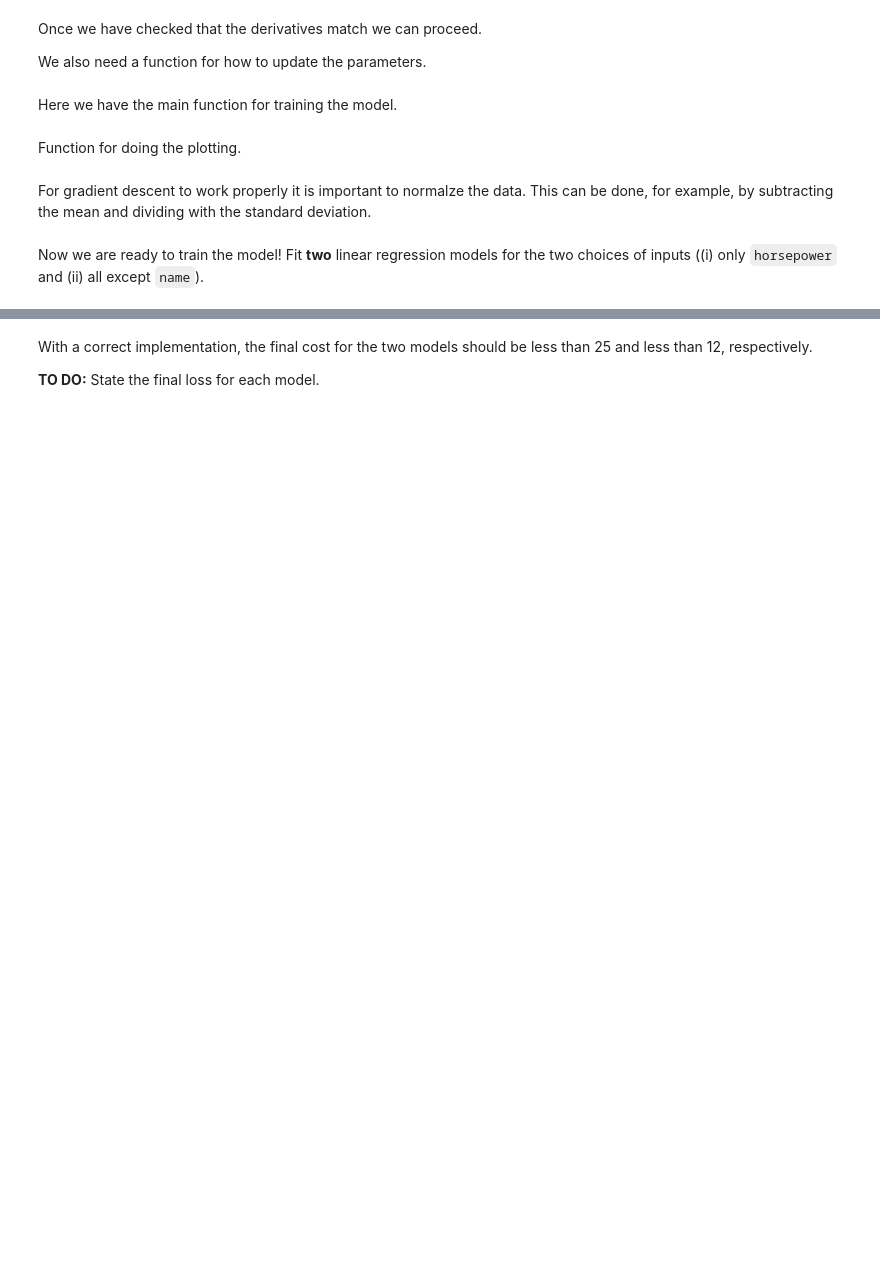
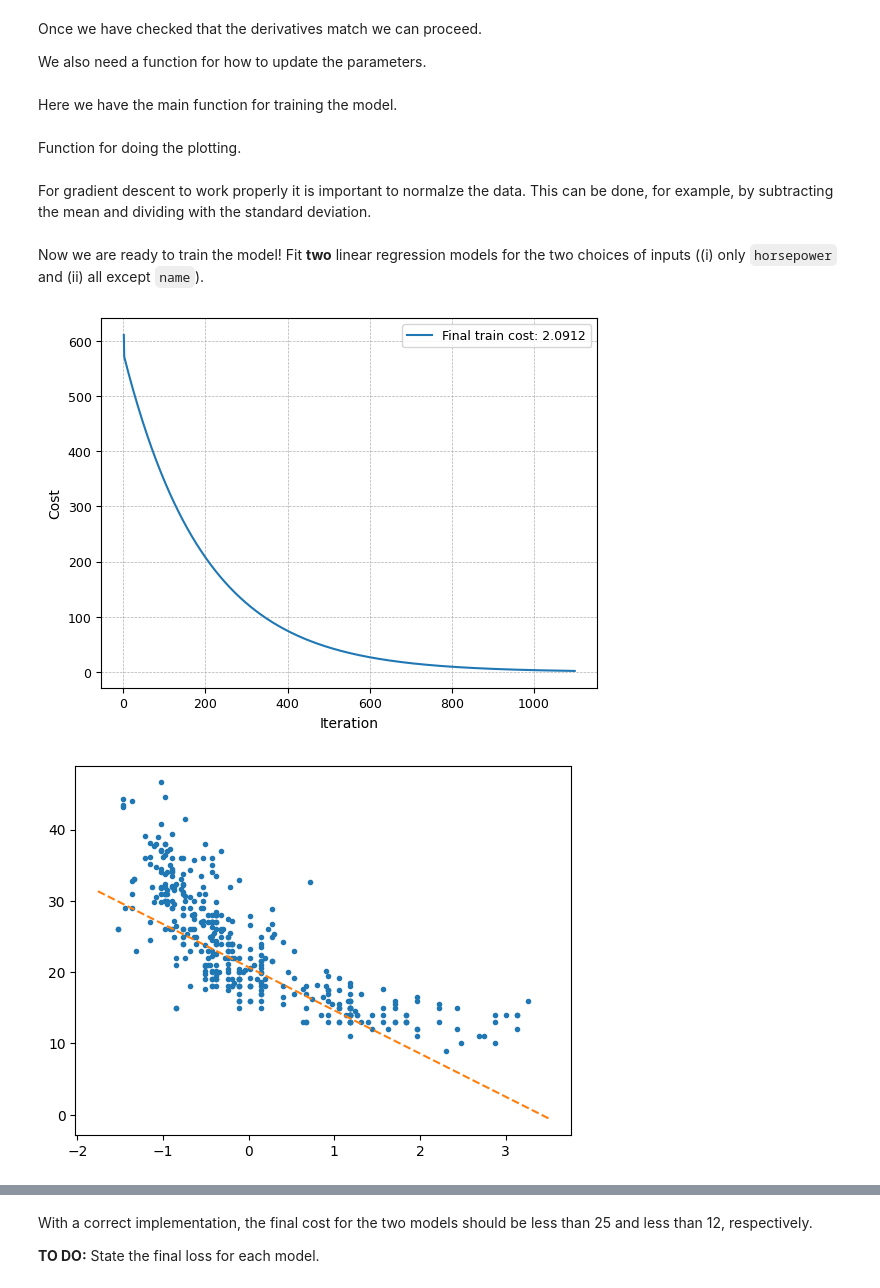
Before and after one commit to zixuan1208/zixuan, a Jupyter notebook: Deep learning/Lab1/Auto_linear_regression.ipynb, the cells around one changed output, grey strips where cells are left out. Saved outputs shown, nothing was run; the diff lists cells and outputs as text; code cells hidden in the pictures; blank space fills up the shorter version.

```diff
--- a/Deep learning/Lab1/Auto_linear_regression.ipynb
+++ b/Deep learning/Lab1/Auto_linear_regression.ipynb
@@ -259,9 +259,9 @@ def update_parameters(weights, bias, dl_dweights, dl_dbias, alpha):
   # Return
   # weights, bias -- Updated weights and bias for the model
 
-  # TODO -- Replace the lines below
-  weights = weights
-  bias = bias
+  # TODO -- Replace the lines below 梯度下降，损失函数值变小
+  weights = weights - alpha * dl_dweights
+  bias = bias - alpha * dl_dbias
 
   return weights, bias
 # %% [markdown]
@@ -333,10 +333,14 @@ x_train_norm = (x_train - np.mean(x_train,axis=0))/np.std(x_train,axis=0)
 Now we are ready to train the model! Fit **two** linear regression models for the two choices of inputs ((i) only `horsepower` and (ii) all except `name`).
 # %%
 # Train the model with horsepower only as input
-train_losses, weights, bias = train_model(x_train_norm[:,[2]],y_train,iterations=100,alpha=0.1)
+# train_losses, weights, bias = train_model(x_train_norm[:,[2]],y_train,iterations=1000,alpha=1)
+train_losses, weights, bias = train_model(x_train_norm[:,[2]],y_train,iterations=1100,alpha=0.5)
 training_curve_plot(train_losses)
 # Plot the linear regression model together with the data
 plt.plot(x_train_norm[:,2],y_train,'.')
 abline(weights[0,0], bias[0])
+# %% [output]
+[figure, added]
+[figure, added]
 # %%
 # Train the model with all features
```
Also changed, not shown: parts of 5 cells of this notebook.
